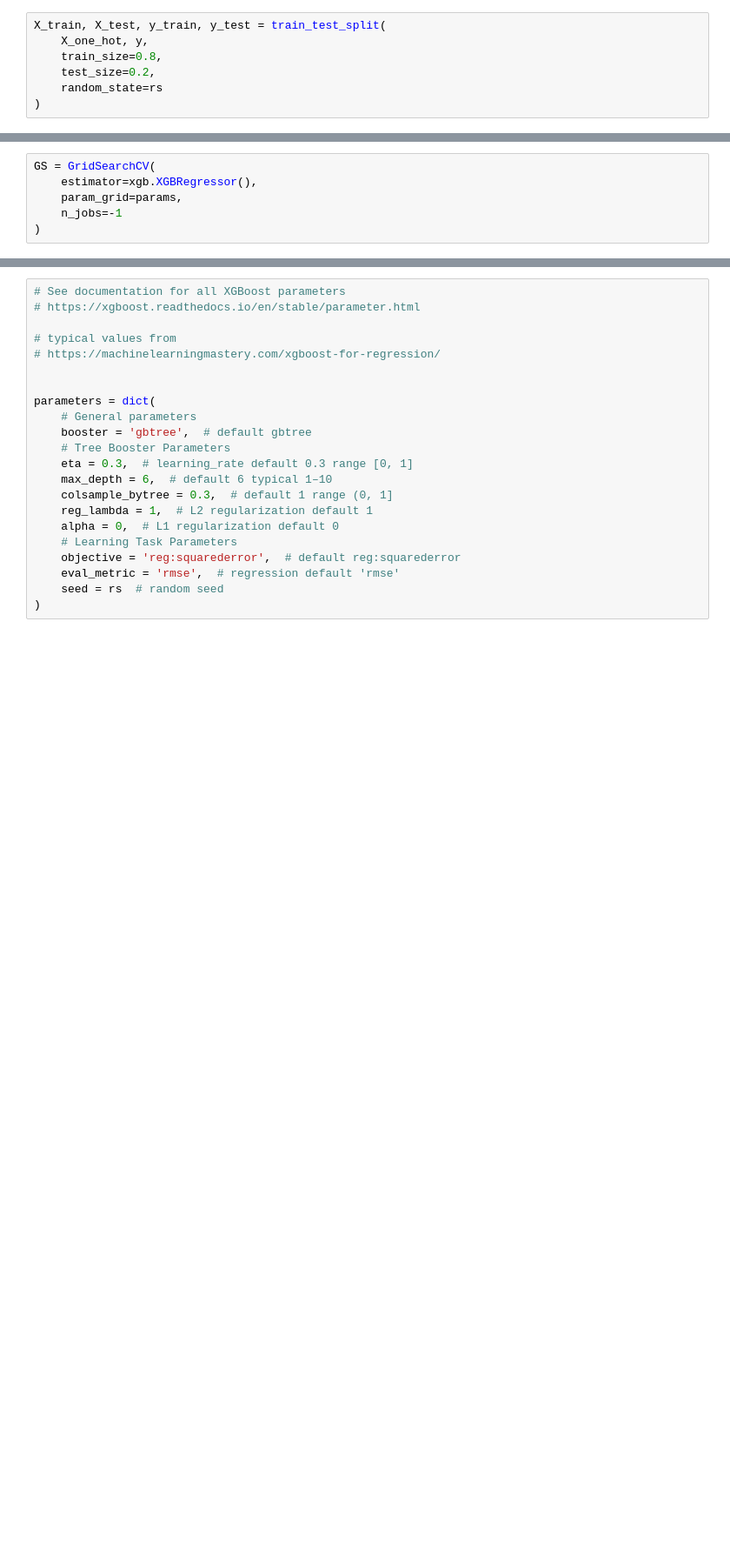
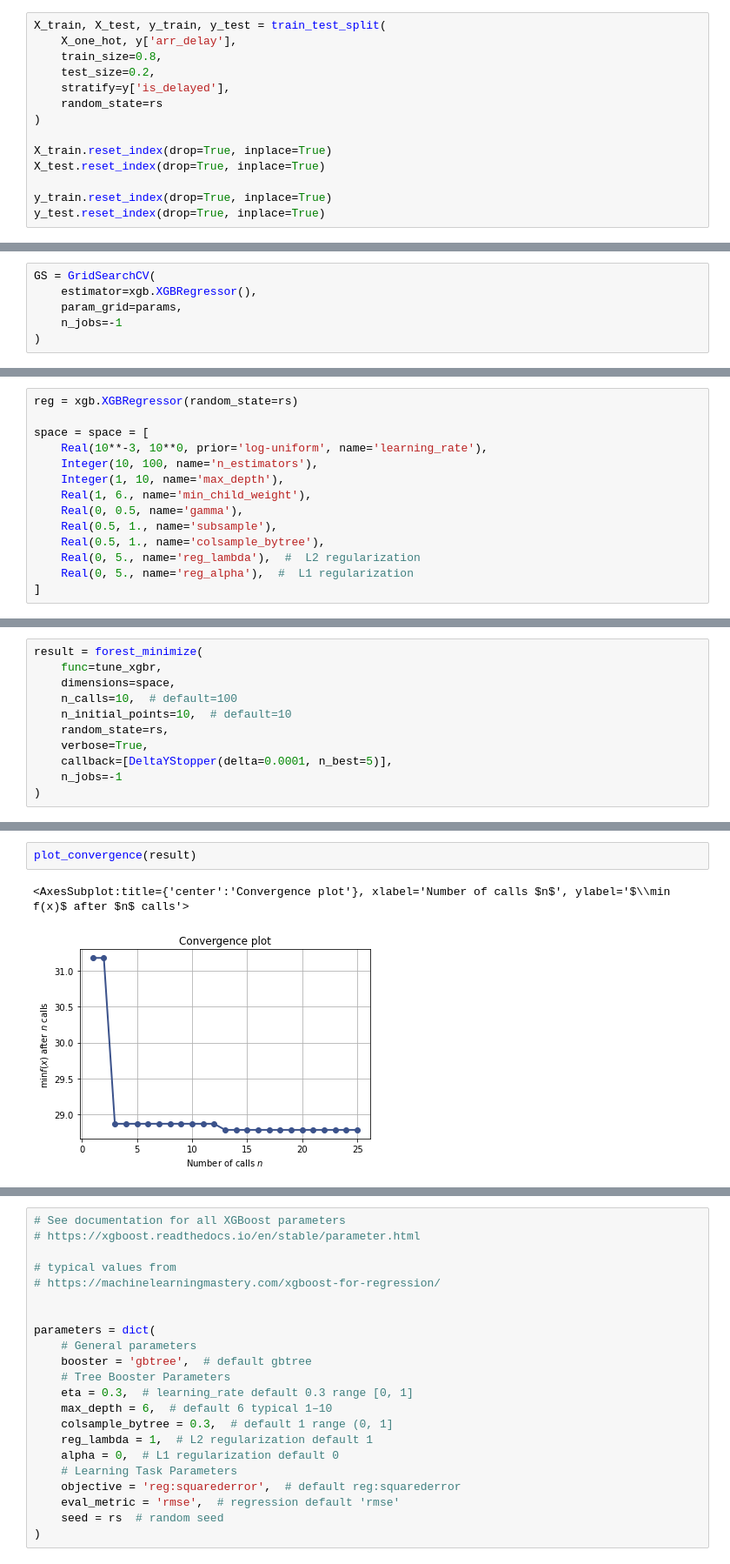
Before and after one commit to Mkyleran/mid-term-project-I, a Jupyter notebook: src/XGBoost.ipynb, the cells around one changed output, grey strips where cells are left out. Shown at 87% size. Saved outputs shown, nothing was run; the diff lists cells and outputs as text; blank space fills up the shorter version.

Commit message:
Best rmse ≈26

```diff
--- a/src/XGBoost.ipynb
+++ b/src/XGBoost.ipynb
@@ -123,8 +145,15 @@ X_one_hot.head(2)
 ### Train Test Split
 # %%
 X_train, X_test, y_train, y_test = train_test_split(
-    X_one_hot, y,
+    X_one_hot, y['arr_delay'],
     train_size=0.8,
     test_size=0.2,
+    stratify=y['is_delayed'],
     random_state=rs
 )
+
+X_train.reset_index(drop=True, inplace=True)
+X_test.reset_index(drop=True, inplace=True)
+
+y_train.reset_index(drop=True, inplace=True)
+y_test.reset_index(drop=True, inplace=True)
@@ -240,0 +279,14 @@ GS = GridSearchCV(
+# %%
+reg = xgb.XGBRegressor(random_state=rs)
+
+space = space = [
+    Real(10**-3, 10**0, prior='log-uniform', name='learning_rate'),
+    Integer(10, 100, name='n_estimators'),
+    Integer(1, 10, name='max_depth'),
+    Real(1, 6., name='min_child_weight'),
+    Real(0, 0.5, name='gamma'),
+    Real(0.5, 1., name='subsample'),
+    Real(0.5, 1., name='colsample_bytree'),
+    Real(0, 5., name='reg_lambda'),  #  L2 regularization
+    Real(0, 5., name='reg_alpha'),  #  L1 regularization
+]
@@ -240,0 +328,11 @@ GS = GridSearchCV(
+# %%
+result = forest_minimize(
+    func=tune_xgbr,
+    dimensions=space,
+    n_calls=10,  # default=100
+    n_initial_points=10,  # default=10
+    random_state=rs,
+    verbose=True,
+    callback=[DeltaYStopper(delta=0.0001, n_best=5)],
+    n_jobs=-1
+)
@@ -240,0 +375,5 @@ GS = GridSearchCV(
+# %%
+plot_convergence(result)
+# %% [output]
+<AxesSubplot:title={'center':'Convergence plot'}, xlabel='Number of calls $n$', ylabel='$\\min f(x)$ after $n$ calls'>
+[figure, added]
```
Also changed, not shown: parts of 24 cells of this notebook.
